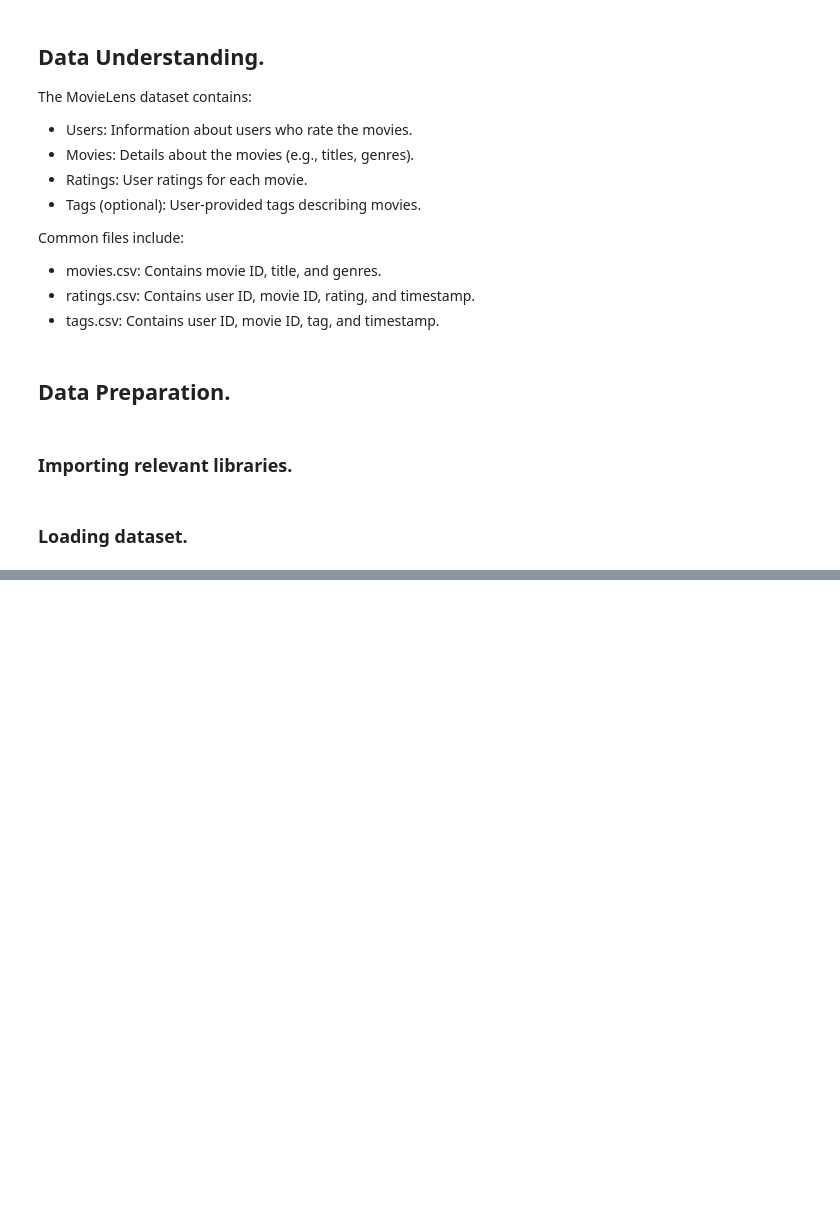
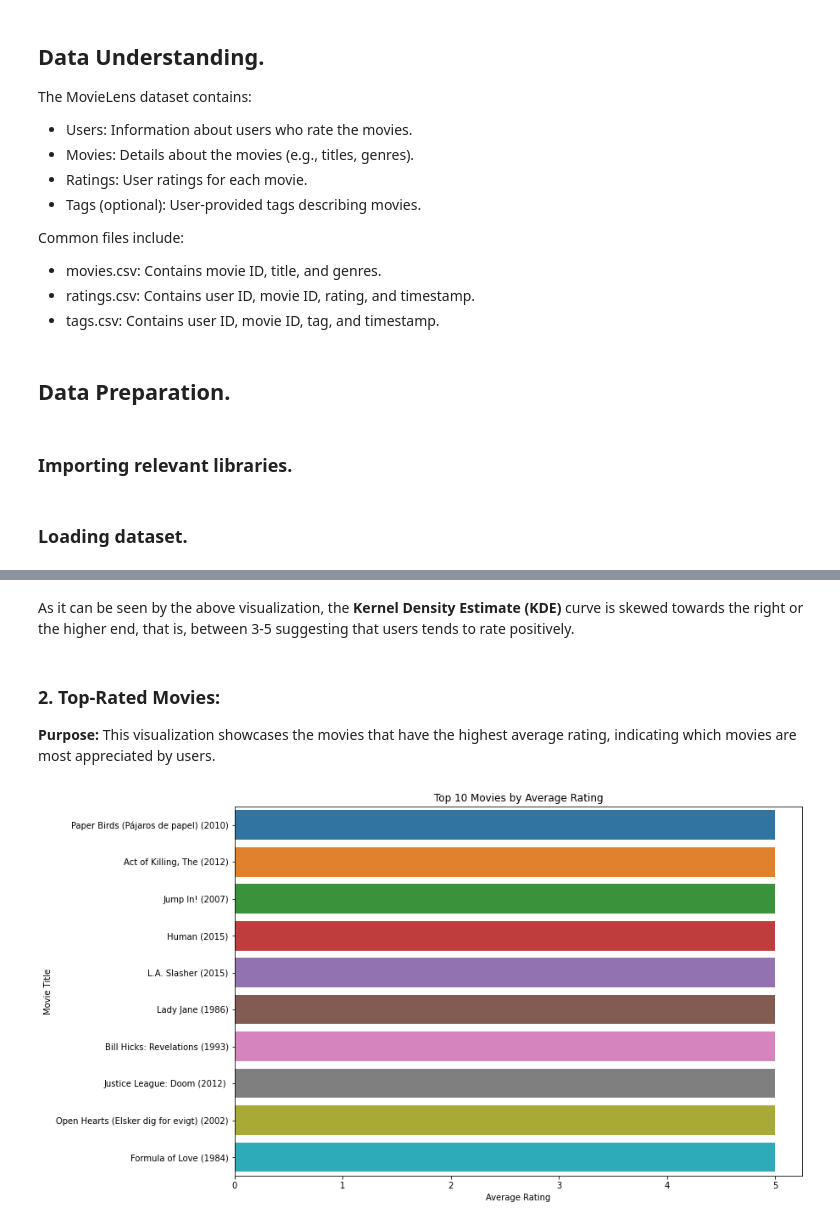
Before and after one commit to DavidGathimbaM/Movie_Recommendation_System, a Jupyter notebook: Peter.ipynb, the cells around one changed output, grey strips where cells are left out. Cells and saved outputs as stored; diff of their text form; code cells hidden in the pictures; blank space fills up the shorter version.

```diff
--- a/Peter.ipynb
+++ b/Peter.ipynb
@@ -157,0 +315,22 @@ dtype: int64
+# %% [markdown]
+As it can be seen by the above visualization, the **Kernel Density Estimate (KDE)** curve is skewed towards the right or the higher end, that is, between 3-5 suggesting that users tends to rate positively.
+# %% [markdown]
+ ### 2. **Top-Rated Movies:**
+**Purpose:**
+This visualization showcases the movies that have the highest average rating, indicating which movies are most appreciated by users.
+# %%
+avg_ratings = ratings.groupby('movieId')['rating'].mean().reset_index()
+
+# Merge movies and ratings
+movie_ratings = pd.merge(avg_ratings, movies, on='movieId')
+top_rated = movie_ratings.sort_values(by='rating', ascending=False).head(10)
+
+# Bar plot for top-rated movies
+plt.figure(figsize=(12, 8))
+sns.barplot(x='rating', y='title', data=top_rated)
+plt.title('Top 10 Movies by Average Rating')
+plt.xlabel('Average Rating')
+plt.ylabel('Movie Title')
+plt.show()
+# %% [output]
+[figure, added]
```
Also changed, not shown: parts of 71 cells of this notebook.
